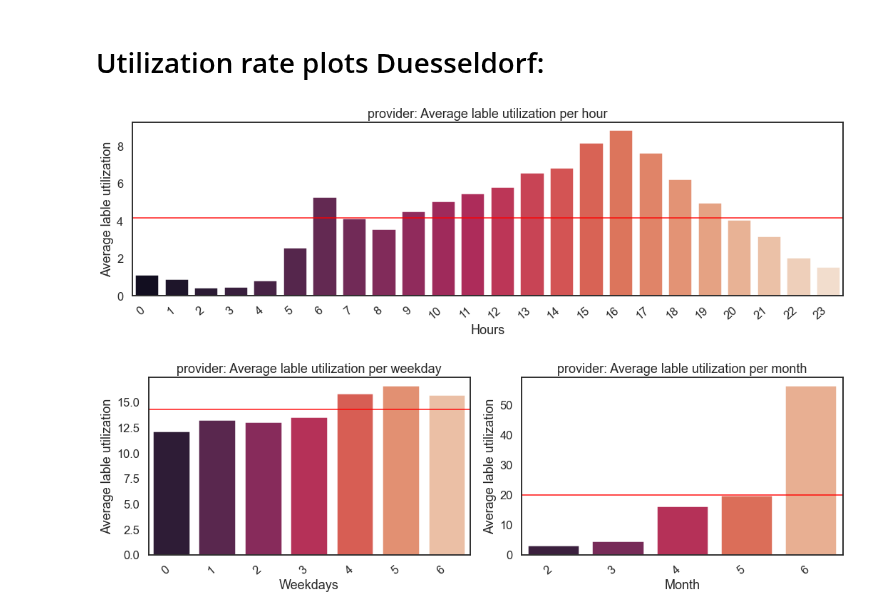
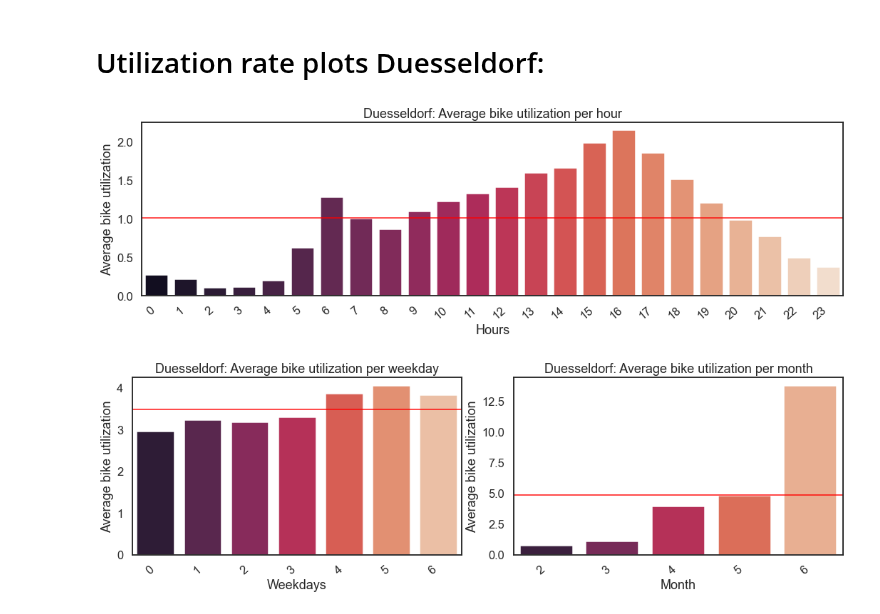
Before and after one commit to Polifka/eagle_gang, a Jupyter notebook: KPI analysis.ipynb, the cells around one changed output. Drawn from its saved outputs; the diff is of its cells as text; code cells hidden in the pictures.

```diff
--- a/KPI analysis.ipynb
+++ b/KPI analysis.ipynb
@@ -43,8 +43,8 @@ def get_timeperiod(mode):
 def set_utilization(df, timereolution):
     timeperiod = get_timeperiod(df)
     bike_usage = df.groupby([timereolution], as_index= True )["b_number"].count().reset_index()
-    sum_bike_usage = sum(bike_usage['b_number'])
-    bike_usage['utilization']=bike_usage['b_number'].apply(lambda x: x / sum_bike_usage * 100)
+    bike_fleet = df["b_number"].nunique()
+    bike_usage['utilization']=bike_usage['b_number'].apply(lambda x: x / bike_fleet)
     return bike_usage
 
 
@@ -186,10 +186,10 @@ def plot_weather_daily_average_regression (data,condition):
 # %% [markdown]
 # Utilization rate plots Duesseldorf:
 # %%
-general_utilization("duesseldorf","lable","provider","dataset")
+general_utilization("duesseldorf","bike","Duesseldorf","dataset")
 # %% [output]
-[figure, old version]
+[figure, new version]
-[figure, old version]
+[figure, new version]
 # %%
 weather_utilization_regression(read_data("duesseldorf"))
 # %% [output]
```
Also changed, not shown: parts of 3 cells of this notebook.
